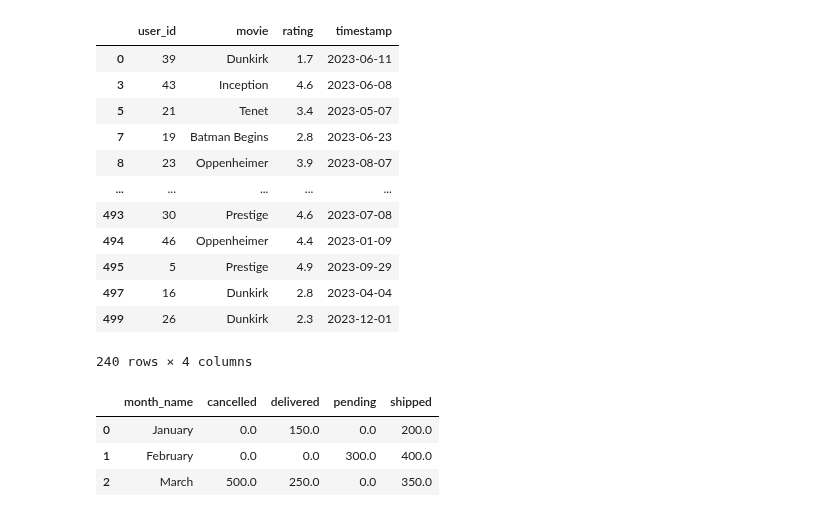
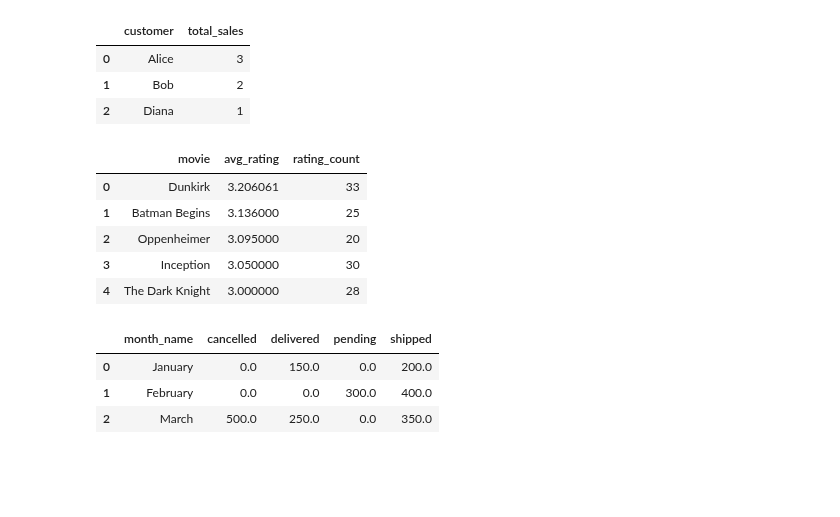
Before and after one commit to edmiller824/sf_tech, a Jupyter notebook: reps.ipynb, the cells around one changed output. Drawn from its saved outputs; the diff is of its cells as text; code cells hidden in the pictures; blank space fills up the shorter version.

Commit message:
practice with pandas and alternative syntax for scripts

```diff
--- a/reps.ipynb
+++ b/reps.ipynb
@@ -1,49 +181,87 @@
+# %%
+"""
+    1.	Find the total sales per customer.
+	2.	For each category, find the average order amount.
+	3.	Which customer spent the most in total?
+"""
+
+import pandas as pd
+
+data = {
+    "order_id": [1, 2, 3, 4, 5, 6],
+    "customer": ["Alice", "Bob", "Alice", "Diana", "Bob", "Alice"],
+    "category": ["Books", "Electronics", "Books", "Books", "Electronics", "Clothing"],
+    "amount": [25, 200, 40, 15, 150, 60],
+    "date": pd.to_datetime([
+        "2024-01-01", "2024-01-02", "2024-01-03",
+        "2024-01-04", "2024-01-05", "2024-01-06"
+    ])
+}
+
+df = pd.DataFrame(data)
+
+tot_sales = df.groupby('customer', as_index=False).agg(total_sales=('order_id', 'count'))
+tot_sales
+avg_order_amt = df.groupby('category').agg(avg_order_amount=('amount', 'mean')).reset_index()
+avg_order_amt
+most_spend = df.groupby('customer').agg(total_spend=('amount', 'sum')).reset_index().nlargest(1, 'total_spend')
+most_spend
+# %% [output]
+|  | customer | total_sales |
+| 0 | Alice | 3 |
+| 1 | Bob | 2 |
+| 2 | Diana | 1 |
 # %%
 """
 Task:
 	1.	Filter the ratings to only include those from the year 2023.
 	2.	Find the average rating per movie.
-	3.	Return the top 5 movies with the highest average rating (only include movies with at least 10 ratings).
+	3.	Return the top 5 movies with the highest average rating (only include movies with at least 20 ratings).
 
-💡 Bonus: Add a column rating_level that categorizes each rating as: "low" if rating < 2.5 | "medium" if 2.5 ≤ rating < 4 | "high" if rating ≥ 4
+💡 Bonus: Add a column rating_level that categorizes each rating as: "low" if rating < 2.8 | "medium" if 2.8 ≤ rating < 3 | "high" if rating ≥ 3
 """
 import pandas as pd
 import numpy as np
 
 # --- Step 1: Generate sample dataset ---
 np.random.seed(42)
 
 n = 500  # number of ratings
 users = np.arange(1, 51)  # 50 users
 movies = ["Inception", "Interstellar", "The Dark Knight", "Memento", "Dunkirk",
           "Oppenheimer", "Tenet", "Prestige", "Insomnia", "Batman Begins"]
 
 ratings = pd.DataFrame({
     "user_id": np.random.choice(users, size=n),
     "movie": np.random.choice(movies, size=n),
     "rating": np.round(np.random.uniform(1, 5, size=n), 1),
     "timestamp": pd.to_datetime(
         np.random.choice(pd.date_range("2022-01-01", "2023-12-31", freq="D"), size=n)
     )
 })
 
 filtered = ratings[ratings['timestamp'].dt.year == 2023]
 filtered = filtered.copy()
-filtered
+
+conditions = [(filtered['rating'] < 2.8)
+                , (filtered['rating'] < 3)
+                , (filtered['rating'] >= 3)
+                ]
+choices = ['low', 'medium', 'high']
+filtered['rating_level'] = np.select(conditions, choices, default='other')
+
+grouped = filtered.groupby('movie').agg(avg_rating=('rating', 'mean'), rating_count= ('rating', 'count')).reset_index()
+
+
+output = grouped[grouped['rating_count'] >= 20].nlargest(5, 'avg_rating').reset_index(drop=True)
+output
 # %% [output]
-|  | user_id | movie | rating | timestamp |
-| 0 | 39 | Dunkirk | 1.7 | 2023-06-11 |
-| 3 | 43 | Inception | 4.6 | 2023-06-08 |
-| 5 | 21 | Tenet | 3.4 | 2023-05-07 |
-| 7 | 19 | Batman Begins | 2.8 | 2023-06-23 |
-| 8 | 23 | Oppenheimer | 3.9 | 2023-08-07 |
-| ... | ... | ... | ... | ... |
-| 493 | 30 | Prestige | 4.6 | 2023-07-08 |
-| 494 | 46 | Oppenheimer | 4.4 | 2023-01-09 |
-| 495 | 5 | Prestige | 4.9 | 2023-09-29 |
-| 497 | 16 | Dunkirk | 2.8 | 2023-04-04 |
-| 499 | 26 | Dunkirk | 2.3 | 2023-12-01 |
+|  | movie | avg_rating | rating_count |
+| 0 | Dunkirk | 3.206061 | 33 |
+| 1 | Batman Begins | 3.136000 | 25 |
+| 2 | Oppenheimer | 3.095000 | 20 |
+| 3 | Inception | 3.050000 | 30 |
+| 4 | The Dark Knight | 3.000000 | 28 |
-240 rows × 4 columns
 # %%
 """
 	1.	Extract month as month name.
```
Also changed, not shown: parts of 5 cells of this notebook.
